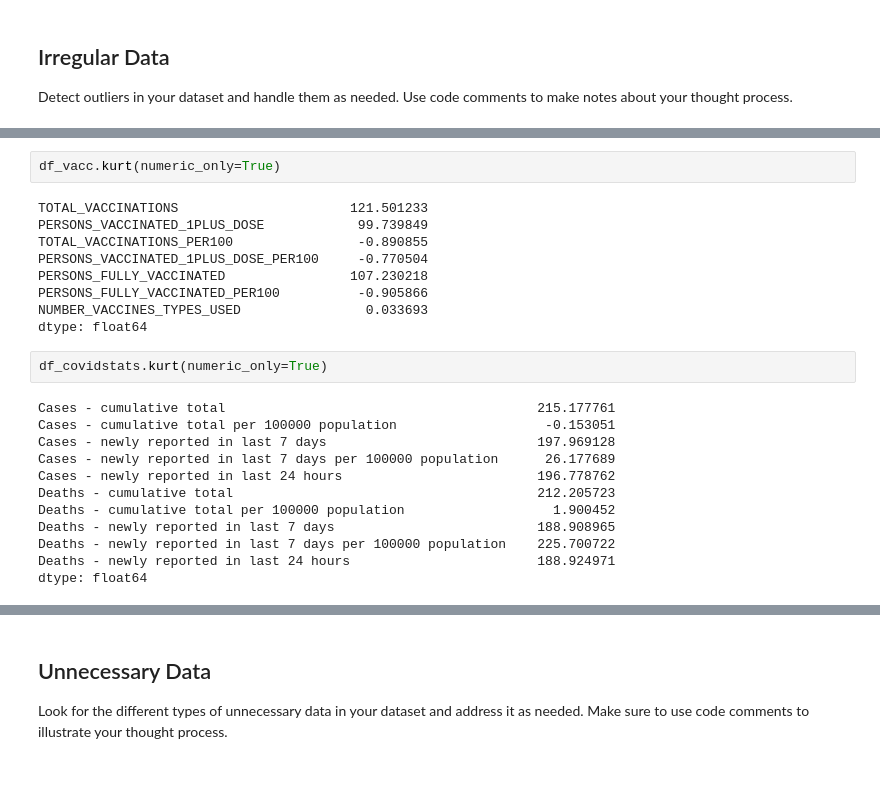
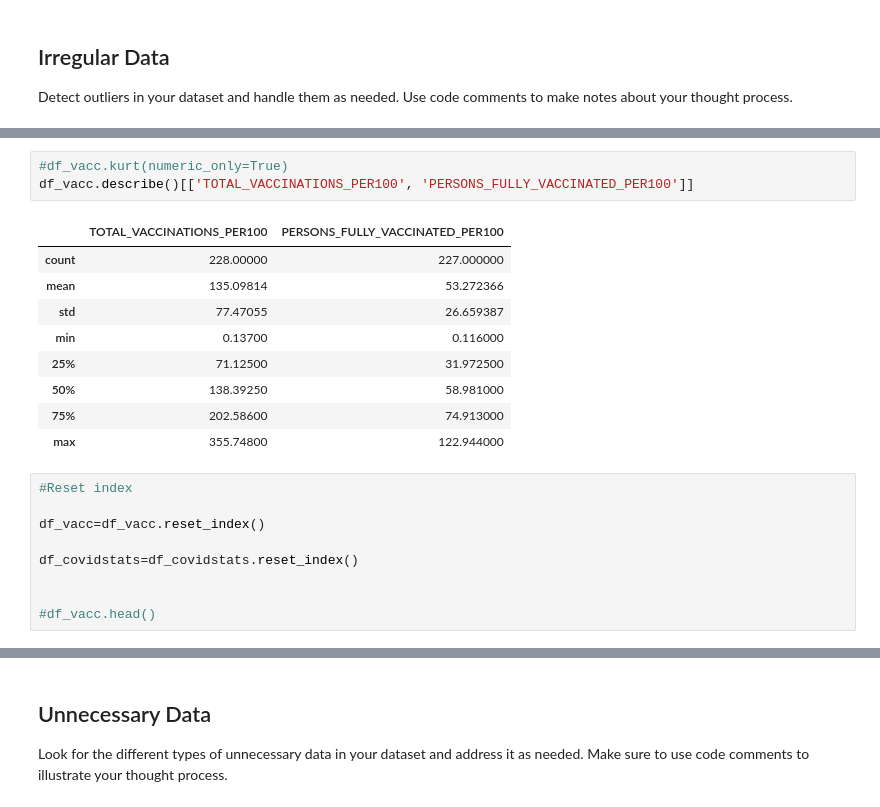
Before and after one commit to hollyhira/cleaning-data-checkpoint3, a Jupyter notebook: checkpoint-three.ipynb, the cells around one changed output, grey strips where cells are left out. Cells and saved outputs as stored; diff of their text form; blank space fills up the shorter version.

```diff
--- a/checkpoint-three.ipynb
+++ b/checkpoint-three.ipynb
@@ -336,25 +356,22 @@ Detect outliers in your dataset and handle them as needed. Use code comments to
 # %%
-df_vacc.kurt(numeric_only=True)
+#df_vacc.kurt(numeric_only=True)
+df_vacc.describe()[['TOTAL_VACCINATIONS_PER100', 'PERSONS_FULLY_VACCINATED_PER100']]
 # %% [output]
-TOTAL_VACCINATIONS                      121.501233
-PERSONS_VACCINATED_1PLUS_DOSE            99.739849
-TOTAL_VACCINATIONS_PER100                -0.890855
-PERSONS_VACCINATED_1PLUS_DOSE_PER100     -0.770504
-PERSONS_FULLY_VACCINATED                107.230218
-PERSONS_FULLY_VACCINATED_PER100          -0.905866
-NUMBER_VACCINES_TYPES_USED                0.033693
-dtype: float64
+|  | TOTAL_VACCINATIONS_PER100 | PERSONS_FULLY_VACCINATED_PER100 |
+| count | 228.00000 | 227.000000 |
+| mean | 135.09814 | 53.272366 |
+| std | 77.47055 | 26.659387 |
+| min | 0.13700 | 0.116000 |
+| 25% | 71.12500 | 31.972500 |
+| 50% | 138.39250 | 58.981000 |
+| 75% | 202.58600 | 74.913000 |
+| max | 355.74800 | 122.944000 |
-# %%
-df_covidstats.kurt(numeric_only=True)
-# %% [output]
-Cases - cumulative total                                        215.177761
-Cases - cumulative total per 100000 population                   -0.153051
-Cases - newly reported in last 7 days                           197.969128
-Cases - newly reported in last 7 days per 100000 population      26.177689
-Cases - newly reported in last 24 hours                         196.778762
-Deaths - cumulative total                                       212.205723
-Deaths - cumulative total per 100000 population                   1.900452
-Deaths - newly reported in last 7 days                          188.908965
-Deaths - newly reported in last 7 days per 100000 population    225.700722
-Deaths - newly reported in last 24 hours                        188.924971
-dtype: float64
+# %%
+#Reset index
+
+df_vacc=df_vacc.reset_index()
+
+df_covidstats=df_covidstats.reset_index()
+
+
+#df_vacc.head()
```
Also changed, not shown: parts of 27 cells of this notebook, 2 other files.
